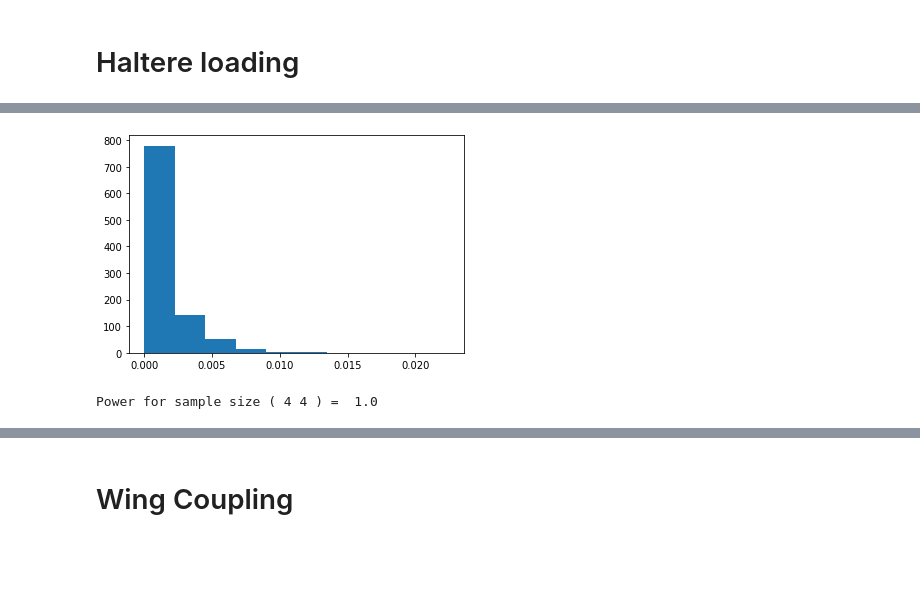
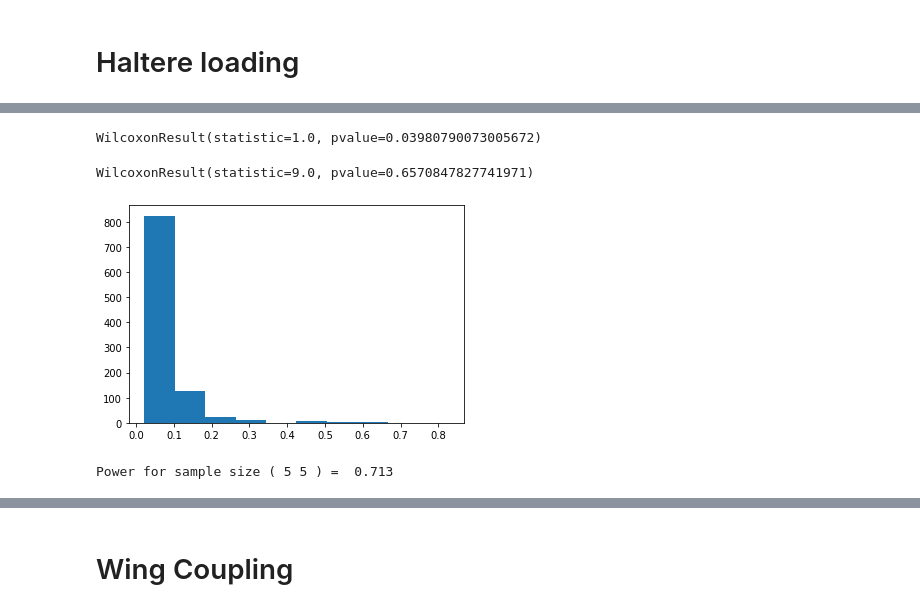
Before and after one commit to TanviDeora/Coupled_dual_oscillators_DeoraSaneSane, a Jupyter notebook: sampleSizeEstimation.ipynb, the cells around one changed output, grey strips where cells are left out. Saved outputs shown, nothing was run; the diff lists cells and outputs as text; code cells hidden in the pictures; blank space fills up the shorter version.

```diff
--- a/sampleSizeEstimation.ipynb
+++ b/sampleSizeEstimation.ipynb
@@ -11,0 +29,16 @@ from scipy import stats
+# %%
+def simulate_wilcoxon(samp_size_ctrl, mean_ctrl, sd_ctrl,
+                  samp_size_trt,  mean_trt,  sd_trt):
+    '''
+    Simulate data from two normal distributions and calculate p-value
+    from paired t-test
+
+        Args:
+        sample sizes, means, and sd's from control and trt groups
+        Returns:
+        p-value from simulated data
+    '''
+    simdata_ctrl = np.random.normal(loc = mean_ctrl, scale = sd_ctrl, size = samp_size_ctrl)
+    simdata_trt = np.random.normal(loc = mean_trt, scale = sd_trt, size = samp_size_trt)
+    _, p = stats.wilcoxon(simdata_trt, simdata_ctrl, alternative = 'less' )
+    return(p)
@@ -94,0 +140,5 @@ simulated_pvals = [simulate_test_paired(samp_size_ctrl, mean_ctrl, sd_ctrl,
+# %%
+ridge_df = pd.read_csv('./dataFolder/Submission 3/Final Submission/Data to be uploaded to Dryad/EpiRidgeCut_Figure3/compiledDataForAggregratePlots.csv')
+# %%
+subset = ridge_df[ridge_df.binned == '(0.6, 0.7]']
+subset
@@ -95,9 +163,31 @@ simulated_pvals = [simulate_test_paired(samp_size_ctrl, mean_ctrl, sd_ctrl,
+# %%
+stats.wilcoxon(subset.leftHalHz, subset.wingHz, alternative='less')
+# %% [output]
+WilcoxonResult(statistic=1.0, pvalue=0.03980790073005672)
+# %%
+stats.wilcoxon(subset.rightHalHz, subset.wingHz, alternative='less')
+# %% [output]
+WilcoxonResult(statistic=9.0, pvalue=0.6570847827741971)
+# %%
+# get my estimated sample size
+wing = (np.mean(subset.wingHz), np.std(subset.wingHz))
+ridgeHaltere = (np.mean(subset.leftHalHz), np.std(subset.leftHalHz))
 # %%
+samp_size_ctrl = 5
+mean_ctrl, sd_ctrl = wing
+
+samp_size_trt = 5
+mean_trt, sd_trt = ridgeHaltere
+
+# simulate 10000 samples
+simulated_pvals = [simulate_wilcoxon(samp_size_ctrl, mean_ctrl, sd_ctrl,
+                                 samp_size_trt, mean_trt, sd_trt) for ii in range(1000)]
+
 plt.hist(simulated_pvals)
 plt.show()
 
 # report power
 print("Power for sample size (", samp_size_ctrl, samp_size_trt, ") = ",np.mean(np.array(simulated_pvals) < 0.05))
 # %% [output]
-[figure, old version]
+[figure, new version]
-Power for sample size ( 4 4 ) =  1.0
+Power for sample size ( 5 5 ) =  0.713
```
Also changed, not shown: parts of 58 cells of this notebook, 1 other file.
